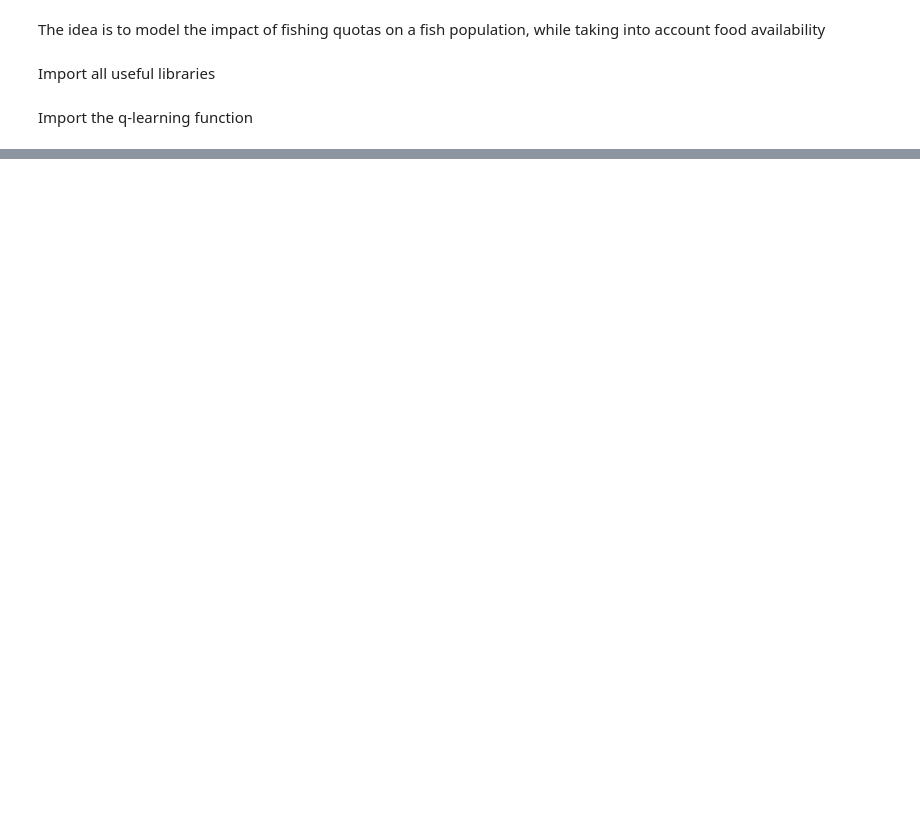
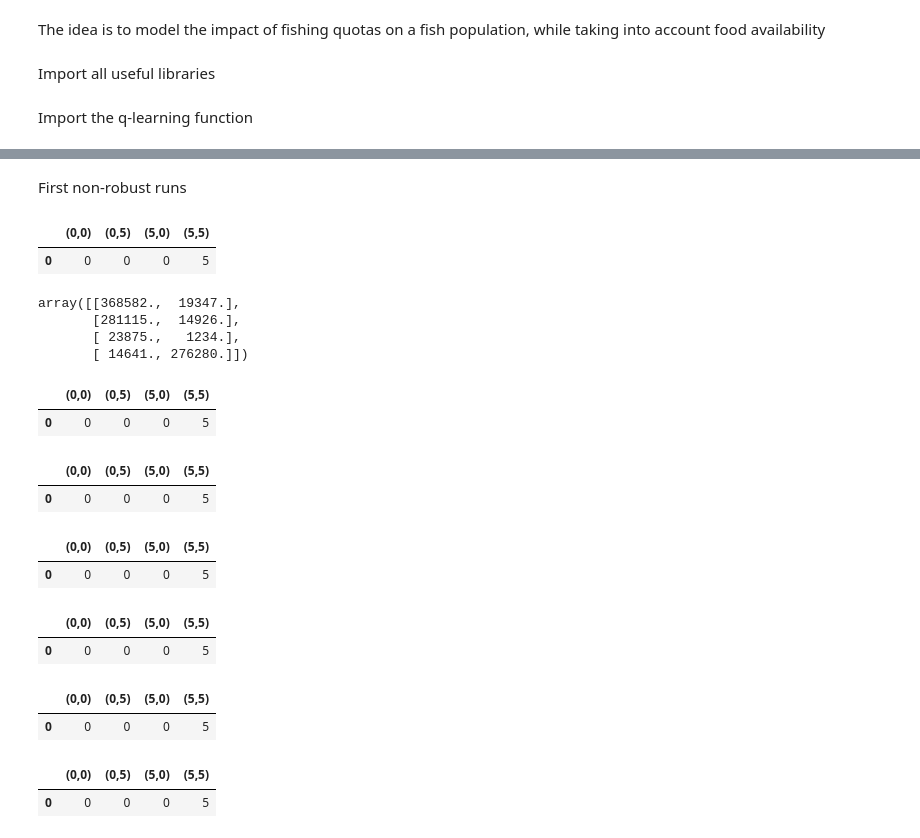
Before and after one commit to CecileDecker/Q_learning, a Jupyter notebook: FishingQuotas.ipynb, the cells around one changed output, grey strips where cells are left out. Drawn from its saved outputs; the diff is of its cells as text; code cells hidden in the pictures; blank space fills up the shorter version.

```diff
--- a/FishingQuotas.ipynb
+++ b/FishingQuotas.ipynb
@@ -17,0 +83,6 @@ Import the q-learning function
+# %% [markdown]
+First non-robust runs
+# %%
+Nr_iter = 1_000_000
+
+Q_0_, V = q_learning(X, A, r, P, alpha, x_0, eps_greedy, Nr_iter, gamma_t_tilde = lambda t: 1/(t+1), Q_0 = np.ones([len(X),len(A)]))
@@ -17,0 +94,74 @@ Import the q-learning function
+# %%
+df = pd.DataFrame(np.array([[a_opt(x, Q_0_) for x in X]]))
+df.columns = ['(0,0)', '(0,5)', '(5,0)', '(5,5)']
+df
+# %% [output]
+|  | (0,0) | (0,5) | (5,0) | (5,5) |
+| 0 | 0 | 0 | 0 | 5 |
+# %%
+V
+# %% [output]
+array([[368582.,  19347.],
+       [281115.,  14926.],
+       [ 23875.,   1234.],
+       [ 14641., 276280.]])
+# %%
+x_0        = (5,0) # Initial Value
+Nr_iter = 1_000_000
+Q_0_, V = q_learning(X, A, r, P, alpha, x_0, eps_greedy, Nr_iter, gamma_t_tilde = lambda t: 1/(t+1), Q_0 = np.ones([len(X),len(A)]))
+df = pd.DataFrame(np.array([[a_opt(x, Q_0_) for x in X]]))
+df.columns = ['(0,0)', '(0,5)', '(5,0)', '(5,5)']
+df
+# %% [output]
+|  | (0,0) | (0,5) | (5,0) | (5,5) |
+| 0 | 0 | 0 | 0 | 5 |
+# %%
+x_0     = (0,5) # Initial Value
+Nr_iter = 1_000_000
+Q_0_, V = q_learning(X, A, r, P, alpha, x_0, eps_greedy, Nr_iter, gamma_t_tilde = lambda t: 1/(t+1), Q_0 = np.ones([len(X),len(A)]))
+df = pd.DataFrame(np.array([[a_opt(x, Q_0_) for x in X]]))
+df.columns = ['(0,0)', '(0,5)', '(5,0)', '(5,5)']
+df
+# %% [output]
+|  | (0,0) | (0,5) | (5,0) | (5,5) |
+| 0 | 0 | 0 | 0 | 5 |
+# %%
+x_0     = (0,0) # Initial Value
+Nr_iter = 1_000_000
+Q_0_, V = q_learning(X, A, r, P, alpha, x_0, eps_greedy, Nr_iter, gamma_t_tilde = lambda t: 1/(t+1), Q_0 = np.ones([len(X),len(A)]))
+df = pd.DataFrame(np.array([[a_opt(x, Q_0_) for x in X]]))
+df.columns = ['(0,0)', '(0,5)', '(5,0)', '(5,5)']
+df
+# %% [output]
+|  | (0,0) | (0,5) | (5,0) | (5,5) |
+| 0 | 0 | 0 | 0 | 5 |
+# %%
+x_0     = (0,0) # Initial Value
+Nr_iter = 1_000_000
+Q_0_, V = q_learning(X, A, r, P2, alpha, x_0, eps_greedy, Nr_iter, gamma_t_tilde = lambda t: 1/(t+1), Q_0 = np.ones([len(X),len(A)]))
+df = pd.DataFrame(np.array([[a_opt(x, Q_0_) for x in X]]))
+df.columns = ['(0,0)', '(0,5)', '(5,0)', '(5,5)']
+df
+# %% [output]
+|  | (0,0) | (0,5) | (5,0) | (5,5) |
+| 0 | 0 | 0 | 0 | 5 |
+# %%
+x_0     = (0,5) # Initial Value
+Nr_iter = 1_000_000
+Q_0_, V = q_learning(X, A, r, P2, alpha, x_0, eps_greedy, Nr_iter, gamma_t_tilde = lambda t: 1/(t+1), Q_0 = np.ones([len(X),len(A)]))
+df = pd.DataFrame(np.array([[a_opt(x, Q_0_) for x in X]]))
+df.columns = ['(0,0)', '(0,5)', '(5,0)', '(5,5)']
+df
+# %% [output]
+|  | (0,0) | (0,5) | (5,0) | (5,5) |
+| 0 | 0 | 0 | 0 | 5 |
+# %%
+x_0     = (5,0) # Initial Value
+Nr_iter = 1_000_000
+Q_0_, V = q_learning(X, A, r, P2, alpha, x_0, eps_greedy, Nr_iter, gamma_t_tilde = lambda t: 1/(t+1), Q_0 = np.ones([len(X),len(A)]))
+df = pd.DataFrame(np.array([[a_opt(x, Q_0_) for x in X]]))
+df.columns = ['(0,0)', '(0,5)', '(5,0)', '(5,5)']
+df
+# %% [output]
+|  | (0,0) | (0,5) | (5,0) | (5,5) |
+| 0 | 0 | 0 | 0 | 5 |
```
Also changed, not shown: parts of 59 cells of this notebook, 6 other files.
